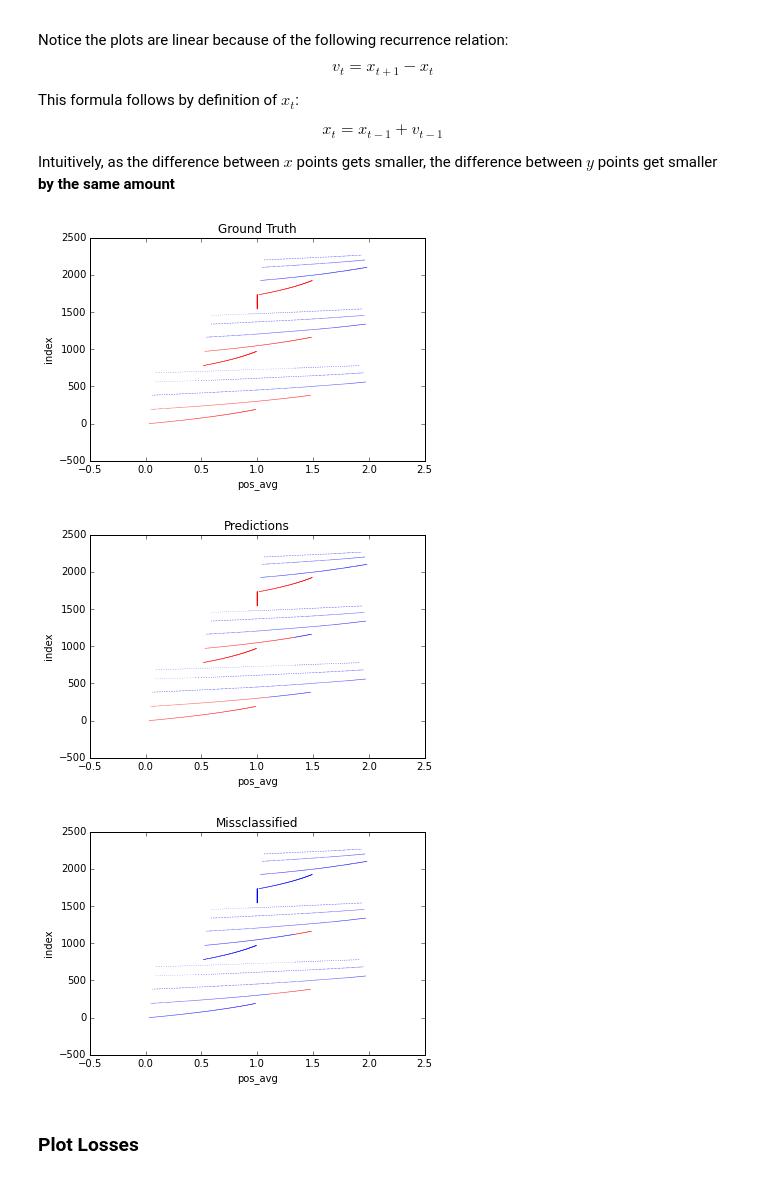
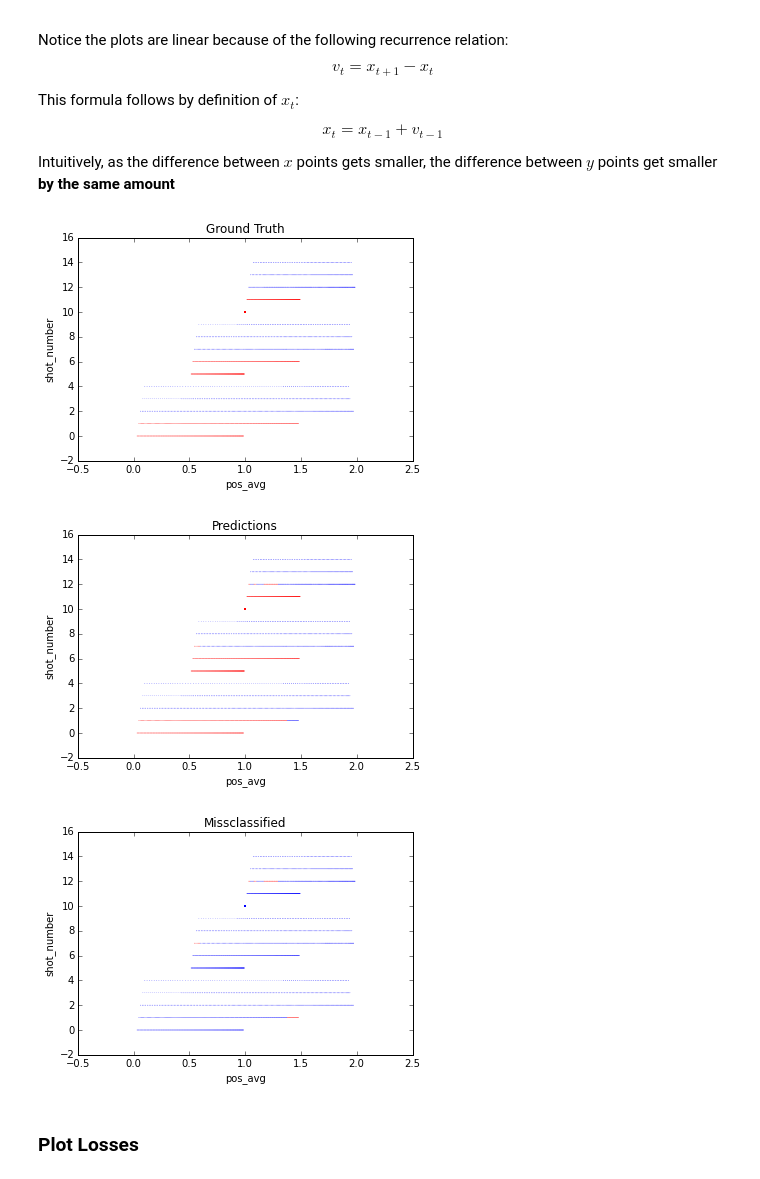
Before and after one commit to ebanner/cs393r_project, a Jupyter notebook: experiments/1d/position/Shallow Neural Network.ipynb, the cells around one changed output. Saved outputs shown, nothing was run; the diff lists cells and outputs as text; code cells hidden in the pictures.

```diff
--- a/experiments/1d/position/Shallow Neural Network.ipynb
+++ b/experiments/1d/position/Shallow Neural Network.ipynb
@@ -10,20 +10,20 @@ The goal of this notebook is to replicate the results of the 1D neural network
 df = data_1d
 sideways = df.T
 
-X, Y = np.array(sideways[:10]), np.array(sideways.ix[23]).astype(int)
+X, Y = np.array(sideways[:10]), np.array(sideways.ix['label']).astype(int)
 # %% [markdown]
 ### Train
 # %%
 from nn.deep.model import NeuralNetwork
 
-nn = NeuralNetwork(X, Y, Hs=[5], C=2, learning_rate=.1, regularizer=.001, gradient_checking=False, inspect=True)
+nn = NeuralNetwork(X, Y, Hs=[5], C=2, learning_rate=.05, regularizer=.001, gradient_checking=False, inspect=True)
 
 def states(iters):
     for _ in range(iters):
         nn.learn()
         yield nn.info
 
-states = list(states(10000))
+states = list(states(25000))
 # %% [markdown]
 ### Visualize
 
@@ -39,38 +39,37 @@ Intuitively, as the difference between $x$ points gets smaller, the difference b
 # %%
 from ipywidgets import interact, fixed
 
 @interact(X=fixed(X), Y=fixed(Y), view_index=(0, len(states)-1), states=fixed(states))
 def plot(X, Y, view_index, states):
     """View decision boundary over time
 
     We have the state of the model (i.e. its parameters) after every time step.
     We want to see how the model learns over time. Hence create a one-off instance
     of a softmax with its old parameters and ask it to make a bunch of predictions!
     """
     s = states[view_index]
     nn = NeuralNetwork(X, Y, Hs=[5], C=2, params=s.params)
 
     # Plotting
-    df['index'] = df.index
     colormap = np.array(['r', 'b'])
 
     # Plot the gold standard in a plot right next to it
-    axes = df.plot(kind='scatter', x='pos_avg', y='index', c=colormap[df['label']], title='Ground Truth', s=0)
-    axes.quiver(df['pos_avg'], df['index'], df['vel_avg'], np.zeros_like(df['vel_avg']), color=colormap[df['label']], scale_units='xy', angles='xy', scale=2.5, width=.0022)
+    axes = df.plot(kind='scatter', x='pos_avg', y='shot_number', c=colormap[df['label']], title='Ground Truth', s=0)
+    axes.quiver(df['pos_avg'], df['shot_number'], df['vel_avg'], np.zeros_like(df['vel_avg']), color=colormap[df['label']], scale_units='xy', angles='xy', scale=2.5, width=.0022)
 
     # Predictions
     df['predictions'] = nn.predict(X)
-    axes = df.plot(kind='scatter', x='pos_avg', y='index', c=colormap[df['predictions']], title='Predictions', s=0)
-    axes.quiver(df['pos_avg'], df['index'], df['vel_avg'], np.zeros_like(df['vel_avg']), color=colormap[df['predictions']], scale_units='xy', angles='xy', scale=2.5, width=.0022)
+    axes = df.plot(kind='scatter', x='pos_avg', y='shot_number', c=colormap[df['predictions']], title='Predictions', s=0)
+    axes.quiver(df['pos_avg'], df['shot_number'], df['vel_avg'], np.zeros_like(df['vel_avg']), color=colormap[df['predictions']], scale_units='xy', angles='xy', scale=2.5, width=.0022)
 
     # Misclassified examples
     df['correct'] = df['label'] == df['predictions']
-    axes = df.plot(kind='scatter', x='pos_avg', y='index', c=colormap[df['correct']], title='Missclassified', s=0)
-    axes.quiver(df['pos_avg'], df['index'], df['vel_avg'], np.zeros_like(df['vel_avg']), color=colormap[df['correct']], scale_units='xy', angles='xy', scale=2.5, width=.0022)
+    axes = df.plot(kind='scatter', x='pos_avg', y='shot_number', c=colormap[df['correct']], title='Missclassified', s=0)
+    axes.quiver(df['pos_avg'], df['shot_number'], df['vel_avg'], np.zeros_like(df['vel_avg']), color=colormap[df['correct']], scale_units='xy', angles='xy', scale=2.5, width=.0022)
 # %% [output]
-[figure, old version]
+[figure, new version]
-[figure, old version]
+[figure, new version]
-[figure, old version]
+[figure, new version]
 # %% [markdown]
 ### Plot Losses
 # %%
```
Also changed, not shown: parts of 2 cells of this notebook, 2 other files.
